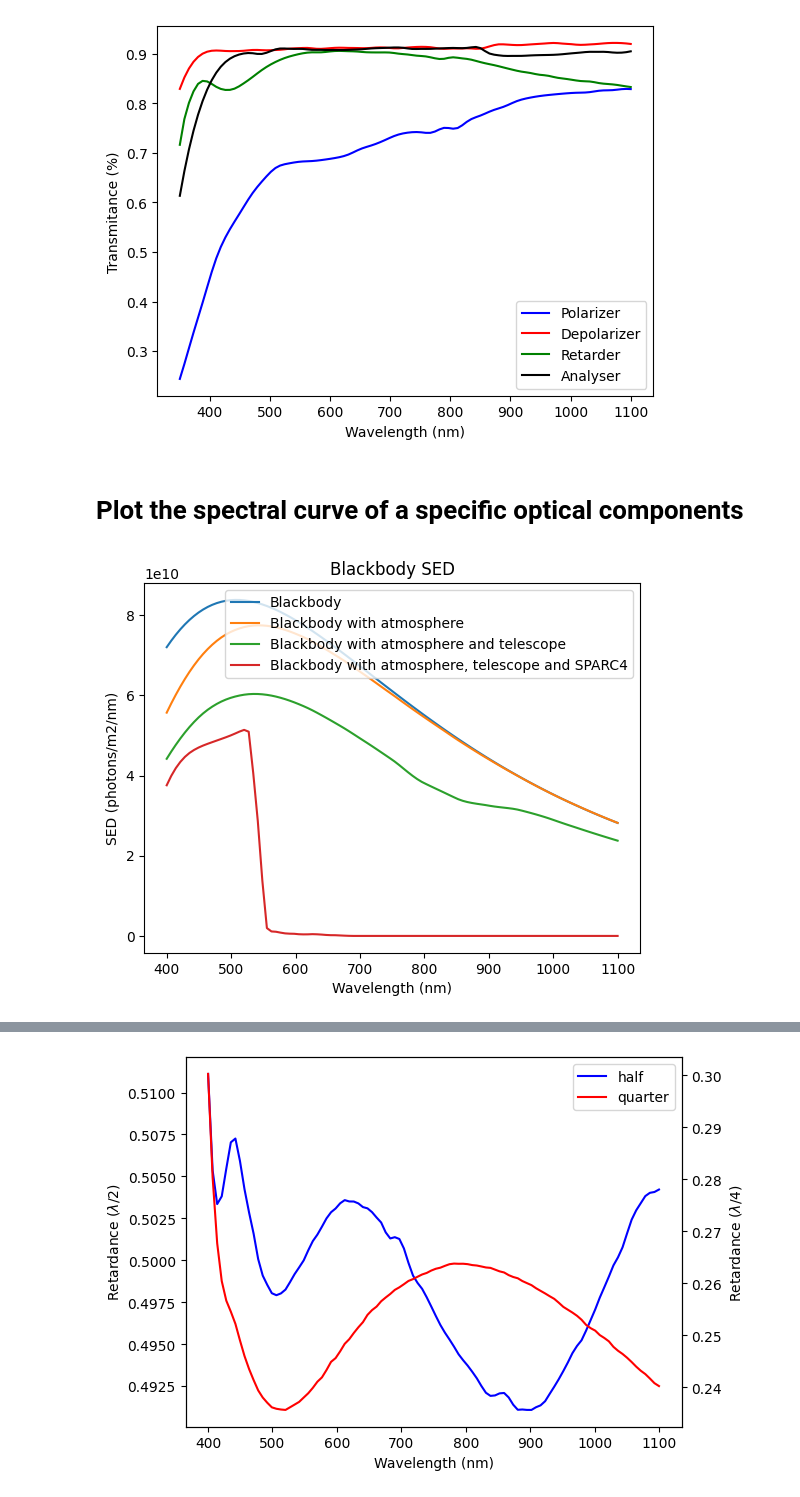
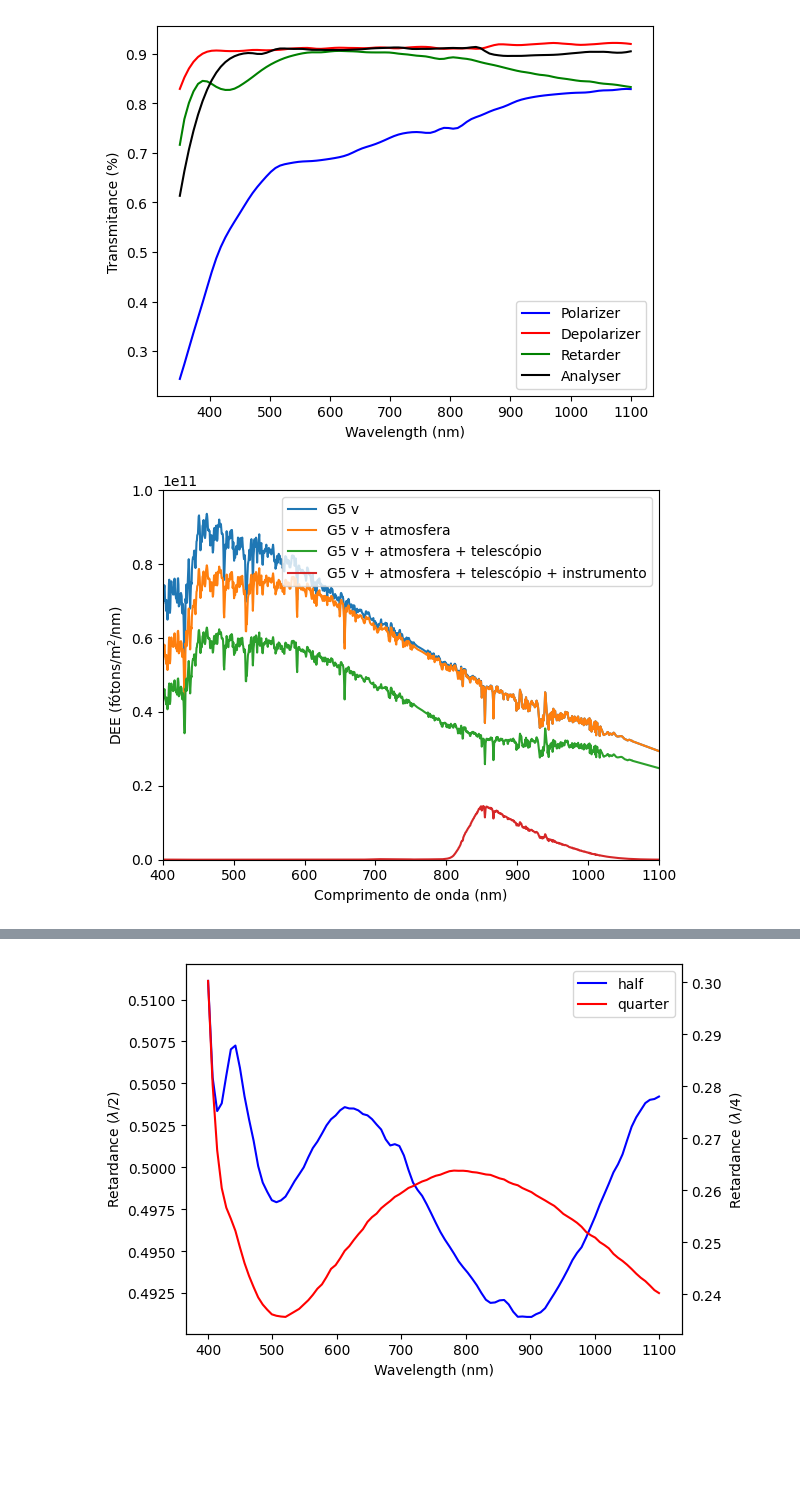
Before and after one commit to DBernardes/AIS, a Jupyter notebook: spectral_responses.ipynb, the cells around one changed output, grey strips where cells are left out. Saved outputs shown, nothing was run; the diff lists cells and outputs as text; code cells hidden in the pictures; blank space fills up the shorter version.

```diff
--- a/spectral_responses.ipynb
+++ b/spectral_responses.ipynb
@@ -307,5 +423,3 @@ plt.savefig(
 plt.show()
 # %% [output]
 [figure]
-# %% [markdown]
-# Plot the spectral curve of a specific optical components
@@ -336,40 +426,37 @@ plt.show()
 # %%
-# Test the blackbody profile
+# PLOT SPECTRAL LIBRARY WITH ATM + TELESCOPE + SPARC4
 from AIS.Artificial_Image_Simulator import Artificial_Image_Simulator
-from AIS.Spectral_Energy_Distribution import Source
 import matplotlib.pyplot as plt
 
 ccd_operation_mode = {
     "em_mode": "Conv",
     "em_gain": 1,
     "preamp": 1,
     "readout": 1,
     "binn": 1,
     "t_exp": 1,
     "image_size": 100,
 }
 
-ais = Artificial_Image_Simulator(ccd_operation_mode, 1, -70)
+ais = Artificial_Image_Simulator(ccd_operation_mode, 4, -70)
 
-ais.create_source_sed("blackbody", 15, (400, 1100, 100), 5700)
+ais.create_source_sed("spectral_library", 15, (400, 1100, 100), spectral_type="g5v")
 ais.create_sky_sed("new")
-plt.plot(ais.wavelength, ais.source_sed[0], label="Blackbody")
+plt.plot(ais.wavelength, ais.source_sed[0], label="G5 v")
 ais.apply_atmosphere_spectral_response()
-plt.plot(ais.wavelength, ais.source_sed[0], label="Blackbody with atmosphere")
+plt.plot(ais.wavelength, ais.source_sed[0], label="G5 v + atmosfera")
 ais.apply_telescope_spectral_response()
-plt.plot(
-    ais.wavelength, ais.source_sed[0], label="Blackbody with atmosphere and telescope"
-)
+plt.plot(ais.wavelength, ais.source_sed[0], label="G5 v + atmosfera + telescópio")
 ais.apply_sparc4_spectral_response("photometry")
 plt.plot(
-    ais.wavelength,
-    ais.source_sed,
-    label="Blackbody with atmosphere, telescope and SPARC4",
+    ais.wavelength, ais.source_sed, label="G5 v + atmosfera + telescópio + instrumento"
 )
 plt.legend()
-plt.xlabel("Wavelength (nm)")
-plt.ylabel("SED (photons/m2/nm)")
-plt.title("Blackbody SED")
+plt.xlabel("Comprimento de onda (nm)")
+plt.ylabel(r"DEE (fótons/m$^2$/nm)")
+plt.xlim(400, 1100)
+plt.ylim(0, 1e11)
+plt.savefig("notebook/figures/spectral_library.png", dpi=300)
 plt.show()
 # %% [output]
-[figure, old version]
+[figure, new version]
```
Also changed, not shown: parts of 14 cells of this notebook, 13 other files.
